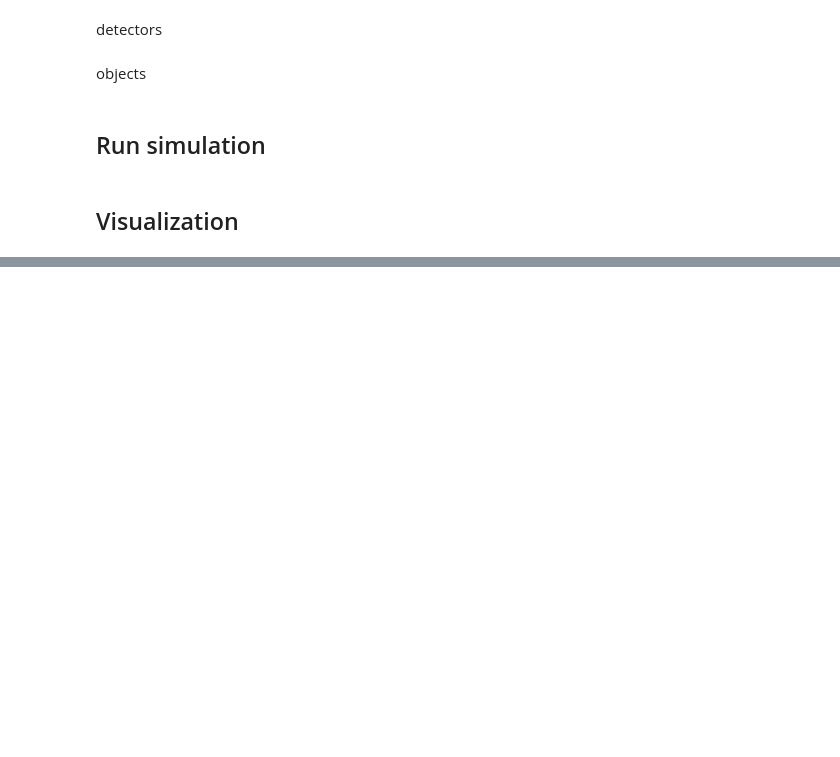
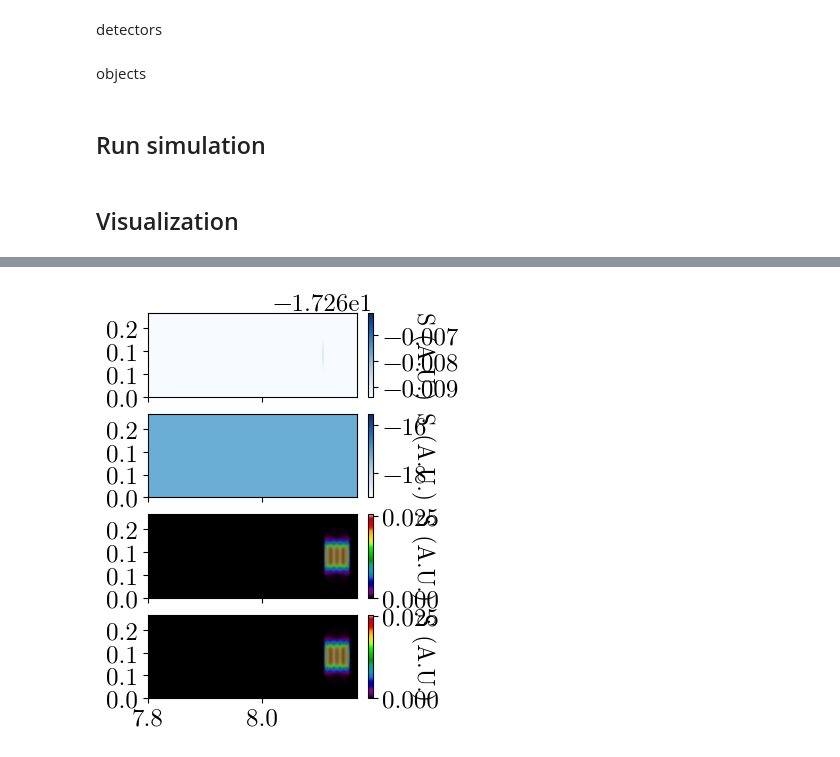
Before and after one commit to Pierre-Alexandre-Gourdain/fdtd, a Jupyter notebook: cutoff_test.ipynb, the cells around one changed output, grey strips where cells are left out. Saved outputs shown, nothing was run; the diff lists cells and outputs as text; code cells hidden in the pictures; blank space fills up the shorter version.

```diff
--- a/cutoff_test.ipynb
+++ b/cutoff_test.ipynb
@@ -348,0 +512,10 @@ plt.show()
+# %%
+fig, axs = plt.subplots(4,figsize=(15,5),sharex=True)
+val=np.log(divE[:,:,0,0]**2+1e-15)/2
+printout(val,axs[0],"S (A.U.)",plt.cm.Blues)
+val=np.log(divE_corr[:,:,0,0]**2+1e-15)/2
+printout(val,axs[1],"S (A.U.)",plt.cm.Blues)
+printout(((E**2).sum(axis=-1))**.5,axs[2],"S (A.U.)",plt.cm.nipy_spectral)
+printout(((E_corr**2).sum(axis=-1))**.5,axs[3],"S (A.U.)",plt.cm.nipy_spectral)
+# %% [output]
+[figure, added]
```
Also changed, not shown: parts of 15 cells of this notebook, 2 other files.
